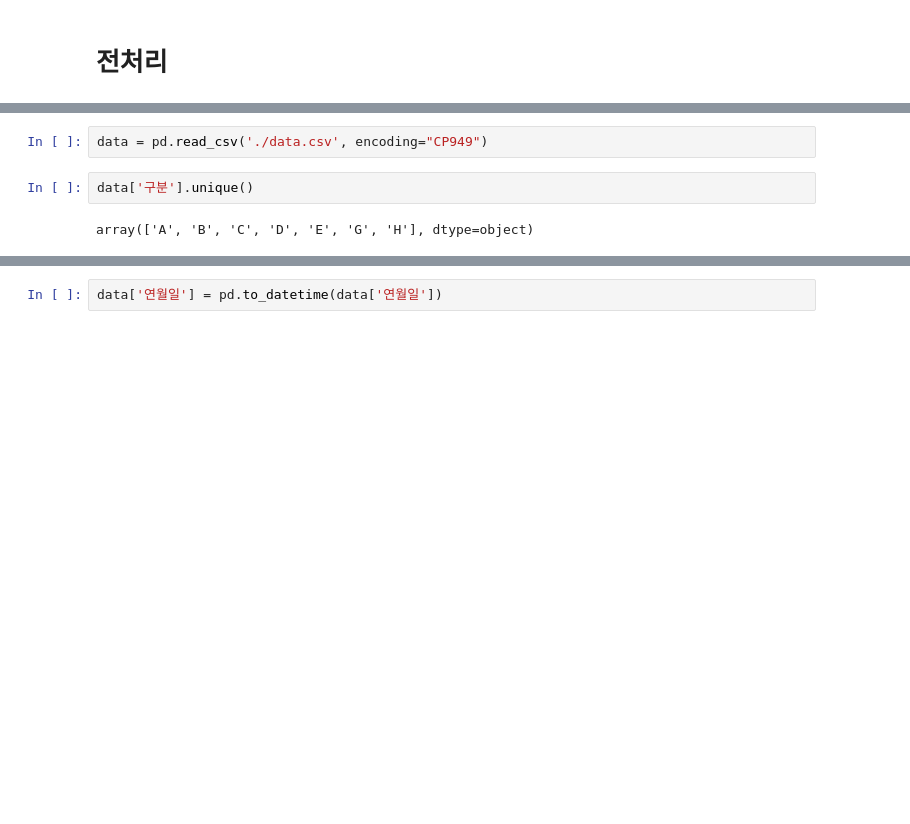
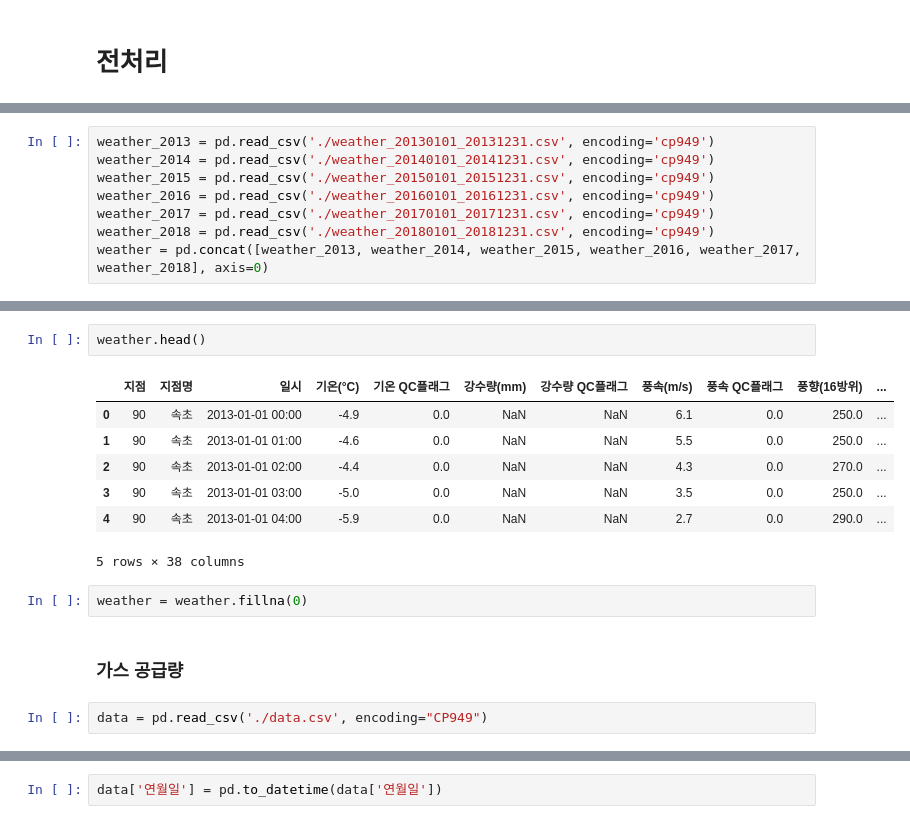
Before and after one commit to seunghalee1226/predict_gas, a Jupyter notebook: predict_gas.ipynb, the cells around one changed output, grey strips where cells are left out. Cells and saved outputs as stored; diff of their text form; blank space fills up the shorter version.

Commit message:
[Feat] Import weather test, Try XGboost

```diff
--- a/predict_gas.ipynb
+++ b/predict_gas.ipynb
@@ -48,0 +39,8 @@ matplotlib.rcParams['axes.unicode_minus'] = False
+# %%
+weather_2013 = pd.read_csv('./weather_20130101_20131231.csv', encoding='cp949')
+weather_2014 = pd.read_csv('./weather_20140101_20141231.csv', encoding='cp949')
+weather_2015 = pd.read_csv('./weather_20150101_20151231.csv', encoding='cp949')
+weather_2016 = pd.read_csv('./weather_20160101_20161231.csv', encoding='cp949')
+weather_2017 = pd.read_csv('./weather_20170101_20171231.csv', encoding='cp949')
+weather_2018 = pd.read_csv('./weather_20180101_20181231.csv', encoding='cp949')
+weather = pd.concat([weather_2013, weather_2014, weather_2015, weather_2016, weather_2017, weather_2018], axis=0)
@@ -49,9 +67,19 @@ matplotlib.rcParams['axes.unicode_minus'] = False
+# %%
+weather.head()
+# %% [output]
+|  | 지점 | 지점명 | 일시 | 기온(°C) | 기온 QC플래그 | 강수량(mm) | 강수량 QC플래그 | 풍속(m/s) | 풍속 QC플래그 | 풍향(16방위) | ... |
+| 0 | 90 | 속초 | 2013-01-01 00:00 | -4.9 | 0.0 | NaN | NaN | 6.1 | 0.0 | 250.0 | ... |
+| 1 | 90 | 속초 | 2013-01-01 01:00 | -4.6 | 0.0 | NaN | NaN | 5.5 | 0.0 | 250.0 | ... |
+| 2 | 90 | 속초 | 2013-01-01 02:00 | -4.4 | 0.0 | NaN | NaN | 4.3 | 0.0 | 270.0 | ... |
+| 3 | 90 | 속초 | 2013-01-01 03:00 | -5.0 | 0.0 | NaN | NaN | 3.5 | 0.0 | 250.0 | ... |
+| 4 | 90 | 속초 | 2013-01-01 04:00 | -5.9 | 0.0 | NaN | NaN | 2.7 | 0.0 | 290.0 | ... |
+5 rows × 38 columns
+# %%
+weather = weather.fillna(0)
+# %% [markdown]
+### 가스 공급량
 # %%
 data = pd.read_csv('./data.csv', encoding="CP949")
-# %%
-data['구분'].unique()
-# %% [output]
-array(['A', 'B', 'C', 'D', 'E', 'G', 'H'], dtype=object)
 # %%
 data.info()
 # %% [output]
```
Also changed, not shown: parts of 34 cells of this notebook.
